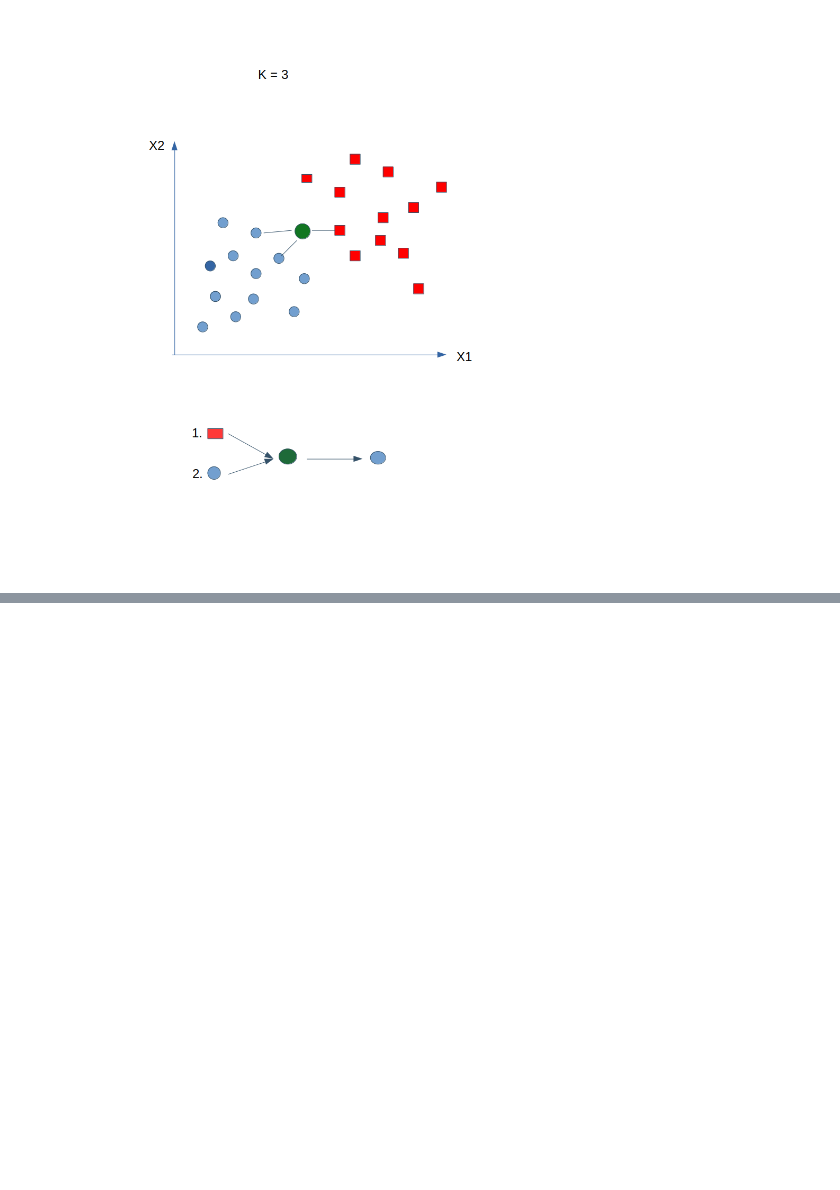
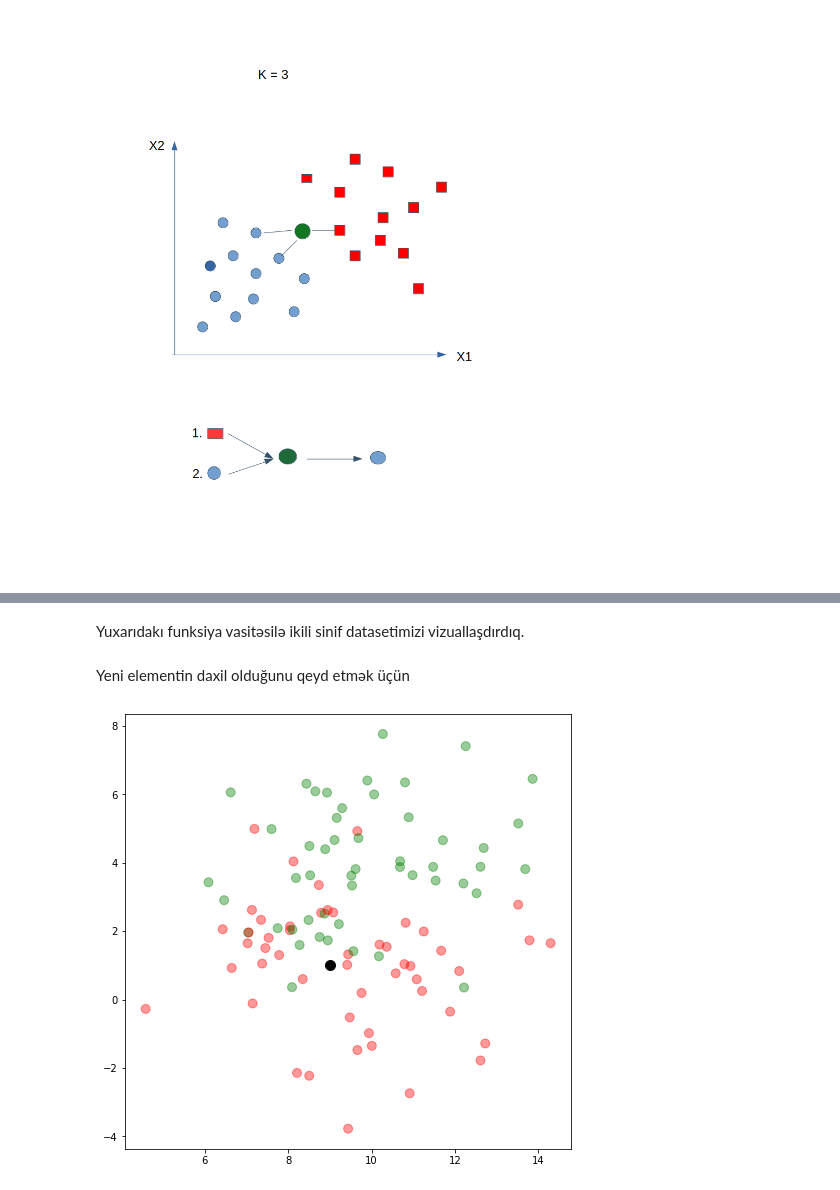
Before and after one commit to RashadGarayev/MachineLearningAZ, a Jupyter notebook: MachineLearningAz/Algorithm.ipynb, the cells around one changed output, grey strips where cells are left out. Cells and saved outputs as stored; diff of their text form; code cells hidden in the pictures; blank space fills up the shorter version.

```diff
--- a/MachineLearningAz/Algorithm.ipynb
+++ b/MachineLearningAz/Algorithm.ipynb
@@ -104,0 +110,6 @@ PlotPoints(X,y)
+# %% [markdown]
+Yuxarıdakı funksiya vasitəsilə ikili sinif datasetimizi vizuallaşdırdıq.
+# %% [markdown]
+Yeni elementin daxil olduğunu qeyd etmək üçün
+# %%
+new_data = np.array([[9,1]]) # koordinat oxu üzrə 9-x 1-y
@@ -104,0 +118,10 @@ PlotPoints(X,y)
+# %%
+def PlotPoints(X,y,new_data=None,new_prediction=None, nearest_points=None):
+    plt.figure(figsize=(8, 8))
+    plt.scatter(X[:, 0], X[:, 1], c=color, s=80,alpha=0.4)
+    if new_data is not None:
+        plt.scatter(new_data[:,0],new_data[:,1],c='black', s=100)
+# %%
+PlotPoints(X,y,new_data)
+# %% [output]
+[figure, added]
```
Also changed, not shown: parts of 5 cells of this notebook.
